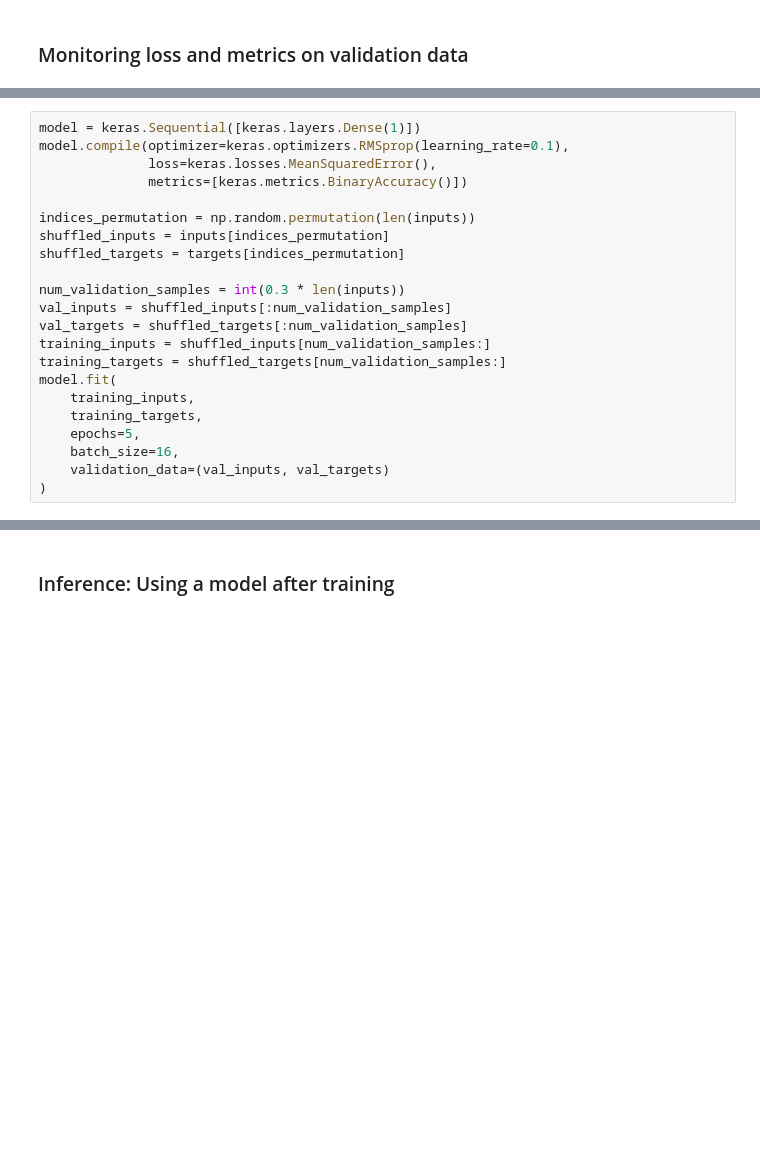
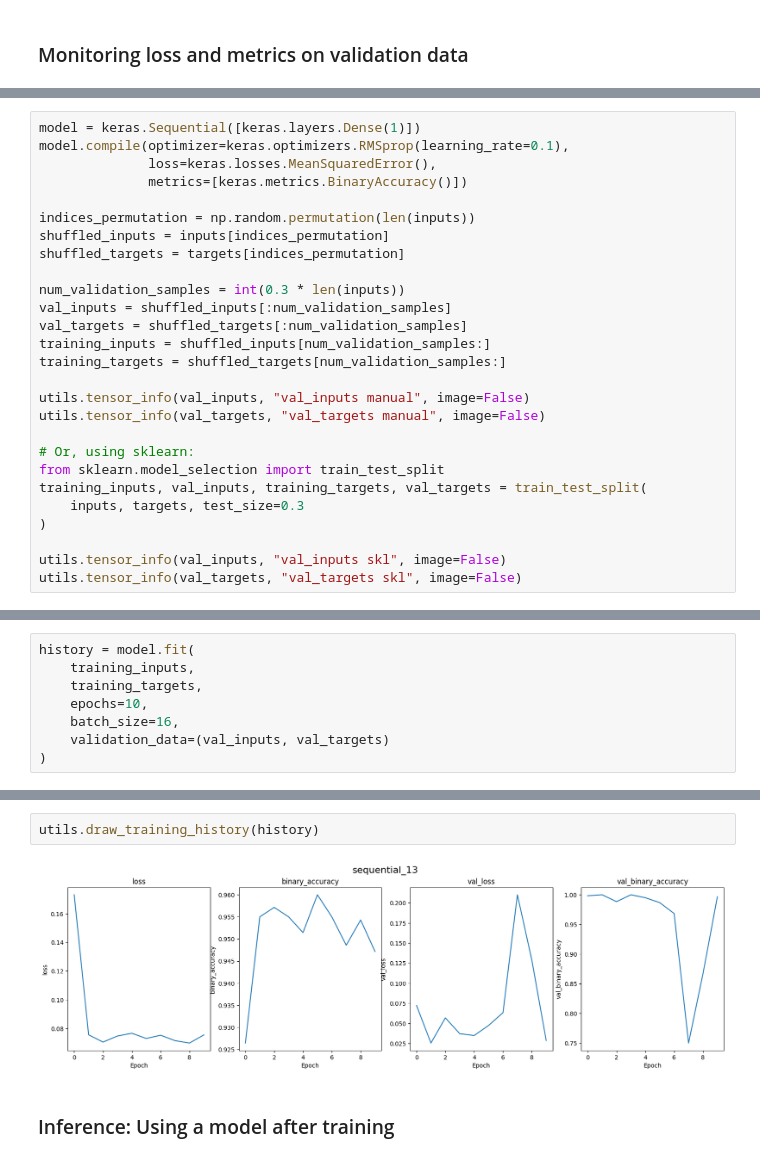
Before and after one commit to alemalvarez/dl-with-python-pytorch, a Jupyter notebook: chapter03_introduction-to-keras-and-tf.ipynb, the cells around one changed output, grey strips where cells are left out. Saved outputs shown, nothing was run; the diff lists cells and outputs as text; blank space fills up the shorter version.

Commit message:
Model evaluation on tf

```diff
--- a/chapter03_introduction-to-keras-and-tf.ipynb
+++ b/chapter03_introduction-to-keras-and-tf.ipynb
@@ -675,10 +701,15 @@ val_inputs = shuffled_inputs[:num_validation_samples]
 val_targets = shuffled_targets[:num_validation_samples]
 training_inputs = shuffled_inputs[num_validation_samples:]
 training_targets = shuffled_targets[num_validation_samples:]
-model.fit(
-    training_inputs,
-    training_targets,
-    epochs=5,
-    batch_size=16,
-    validation_data=(val_inputs, val_targets)
+
+utils.tensor_info(val_inputs, "val_inputs manual", image=False)
+utils.tensor_info(val_targets, "val_targets manual", image=False)
+
+# Or, using sklearn:
+from sklearn.model_selection import train_test_split
+training_inputs, val_inputs, training_targets, val_targets = train_test_split(
+    inputs, targets, test_size=0.3
 )
+
+utils.tensor_info(val_inputs, "val_inputs skl", image=False)
+utils.tensor_info(val_targets, "val_targets skl", image=False)
@@ -684,0 +735,8 @@ model.fit(
+# %%
+history = model.fit(
+    training_inputs,
+    training_targets,
+    epochs=10,
+    batch_size=16,
+    validation_data=(val_inputs, val_targets)
+)
@@ -685,3 +764,7 @@ model.fit(
+# %%
+utils.draw_training_history(history)
+# %% [output]
+[figure, added]
 # %% [markdown]
 ### Inference: Using a model after training
 # %%
```
Also changed, not shown: parts of 19 cells of this notebook, 1 other file.
